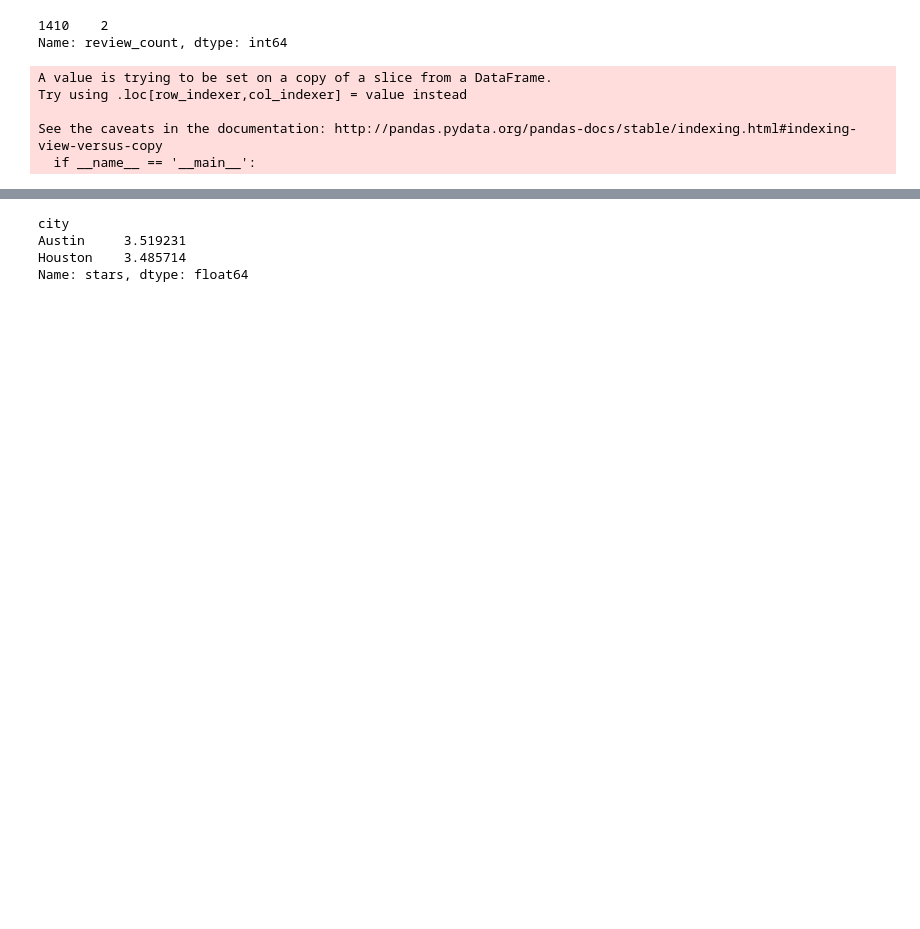
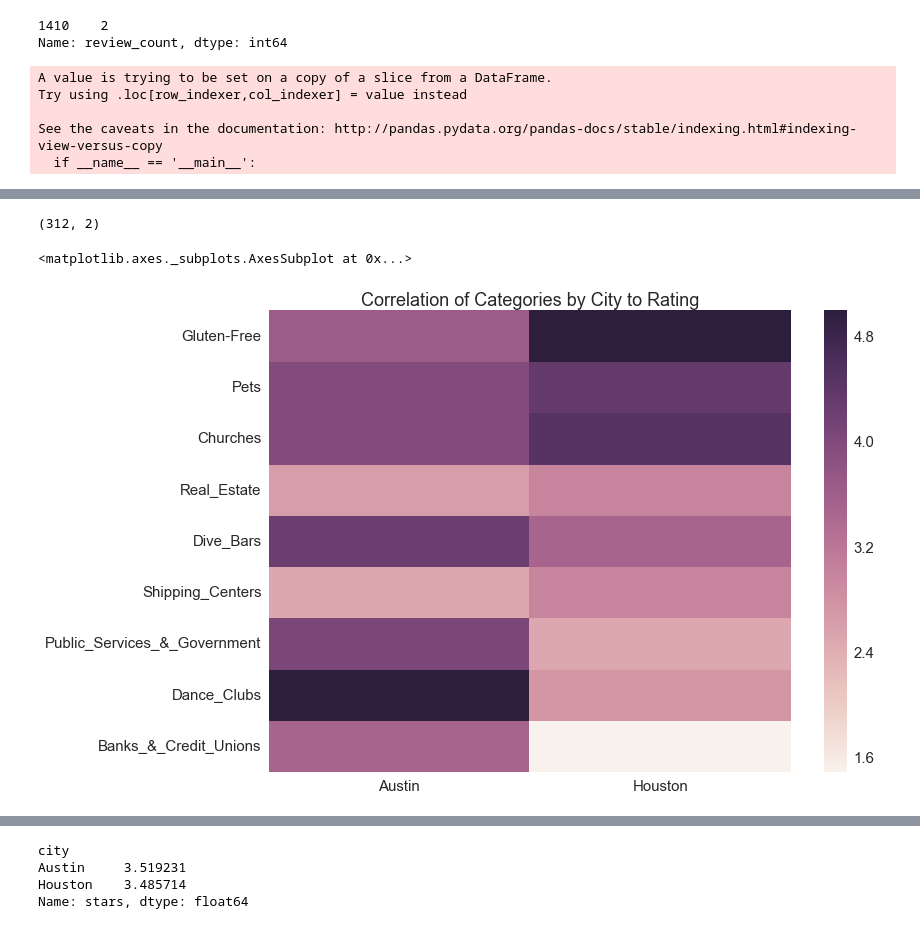
Before and after one commit to samsisto-db/yelp_report, a Jupyter notebook: Yelp_Academic_Data_Set.ipynb, the cells around one changed output, grey strips where cells are left out. Drawn from its saved outputs; the diff is of its cells as text; code cells hidden in the pictures; blank space fills up the shorter version.

```diff
--- a/Yelp_Academic_Data_Set.ipynb
+++ b/Yelp_Academic_Data_Set.ipynb
@@ -517,0 +597,4 @@ df2
+# %%
+heatmap_final = heatmap.merge(heatmap2, left_index = True, right_index = True)
+# %%
+heatmap_final.rename(columns = {'0_x':'Austin', '0_y':'Houston'}, inplace=True)
@@ -517,0 +603,17 @@ df2
+# %%
+heatmap_final.shape
+# %% [output]
+(312, 2)
+# %%
+cols = ['Gluten-Free', 'Pets', 'Churches','Real_Estate', 'Dive_Bars', 'Shipping_Centers', 'Public_Services_&_Government','Dance_Clubs', 'Banks_&_Credit_Unions']
+# %%
+heatmap_test = heatmap_final.loc[cols]
+# %%
+a4_dims = (11.7, 8.27)
+fig, ax = plt.subplots(figsize=a4_dims)
+sns.set(font_scale=1.5)
+sns.plt.title('Correlation of Categories by City to Rating')
+sns.heatmap(ax=ax, data=heatmap_test)
+# %% [output]
+<matplotlib.axes._subplots.AxesSubplot at 0x...>
+[figure, added]
```
Also changed, not shown: parts of 23 cells of this notebook, 1 other file.
